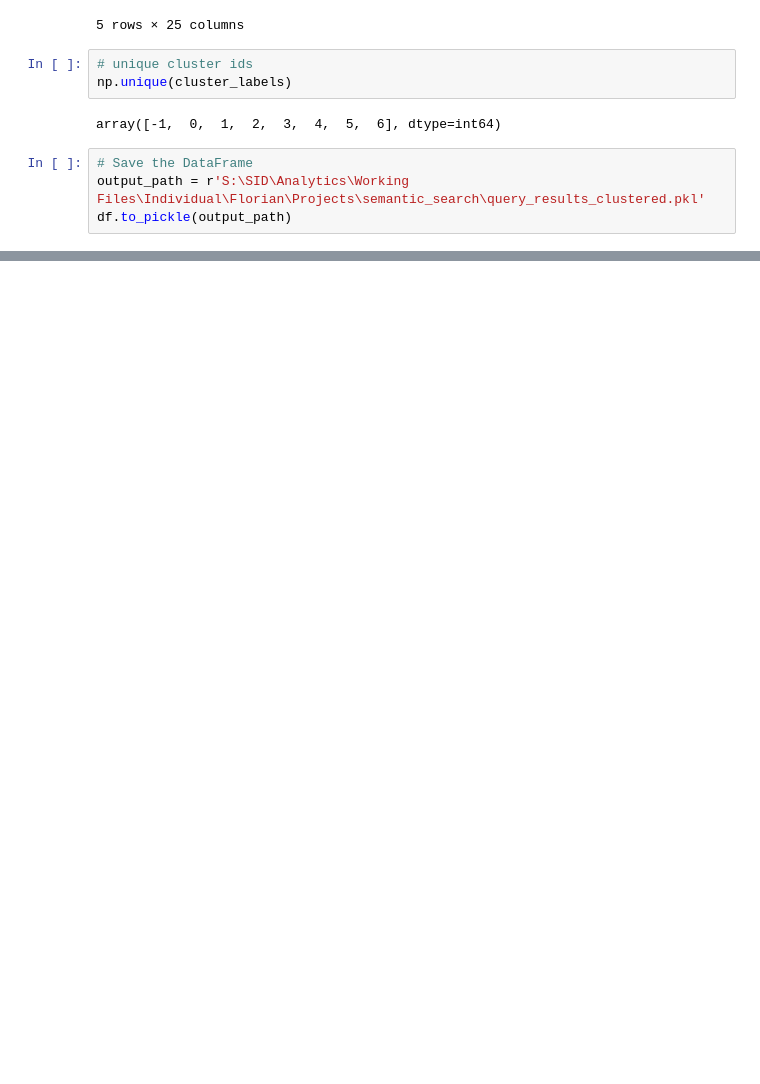
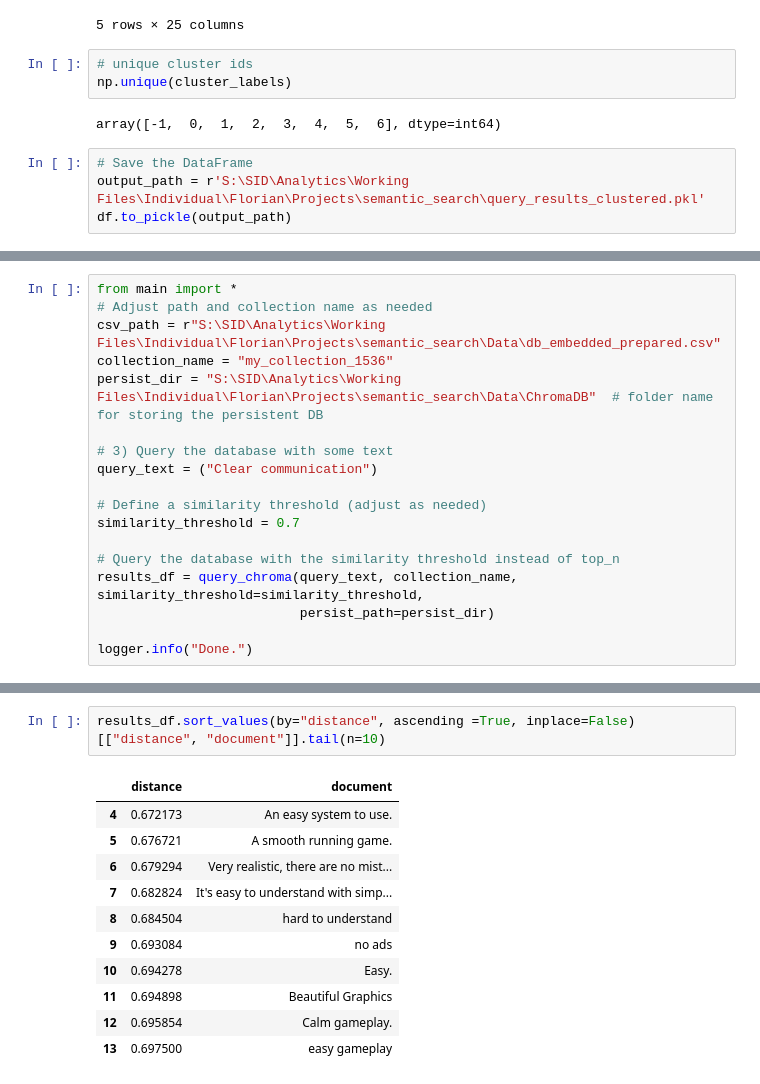
Before and after one commit to fb-pikpok/semantic_search, a Jupyter notebook: main.ipynb, the cells around one changed output, grey strips where cells are left out. Saved outputs shown, nothing was run; the diff lists cells and outputs as text; blank space fills up the shorter version.

Commit message:
test setup for similarity testing

```diff
--- a/main.ipynb
+++ b/main.ipynb
@@ -173,0 +176,18 @@ df.to_pickle(output_path)
+# %%
+from main import *
+# Adjust path and collection name as needed
+csv_path = r"S:\SID\Analytics\Working Files\Individual\Florian\Projects\semantic_search\Data\db_embedded_prepared.csv"
+collection_name = "my_collection_1536"
+persist_dir = "S:\SID\Analytics\Working Files\Individual\Florian\Projects\semantic_search\Data\ChromaDB"  # folder name for storing the persistent DB
+
+# 3) Query the database with some text
+query_text = ("Clear communication")
+
+# Define a similarity threshold (adjust as needed)
+similarity_threshold = 0.7
+
+# Query the database with the similarity threshold instead of top_n
+results_df = query_chroma(query_text, collection_name, similarity_threshold=similarity_threshold,
+                          persist_path=persist_dir)
+
+logger.info("Done.")
@@ -173,0 +202,14 @@ df.to_pickle(output_path)
+# %%
+results_df.sort_values(by="distance", ascending =True, inplace=False)[["distance", "document"]].tail(n=10)
+# %% [output]
+|  | distance | document |
+| 4 | 0.672173 | An easy system to use. |
+| 5 | 0.676721 | A smooth running game. |
+| 6 | 0.679294 | Very realistic, there are no mist... |
+| 7 | 0.682824 | It's easy to understand with simp... |
+| 8 | 0.684504 | hard to understand |
+| 9 | 0.693084 | no ads |
+| 10 | 0.694278 | Easy. |
+| 11 | 0.694898 | Beautiful Graphics |
+| 12 | 0.695854 | Calm gameplay. |
+| 13 | 0.697500 | easy gameplay |
```
Also changed, not shown: parts of 3 cells of this notebook, 4 other files.
